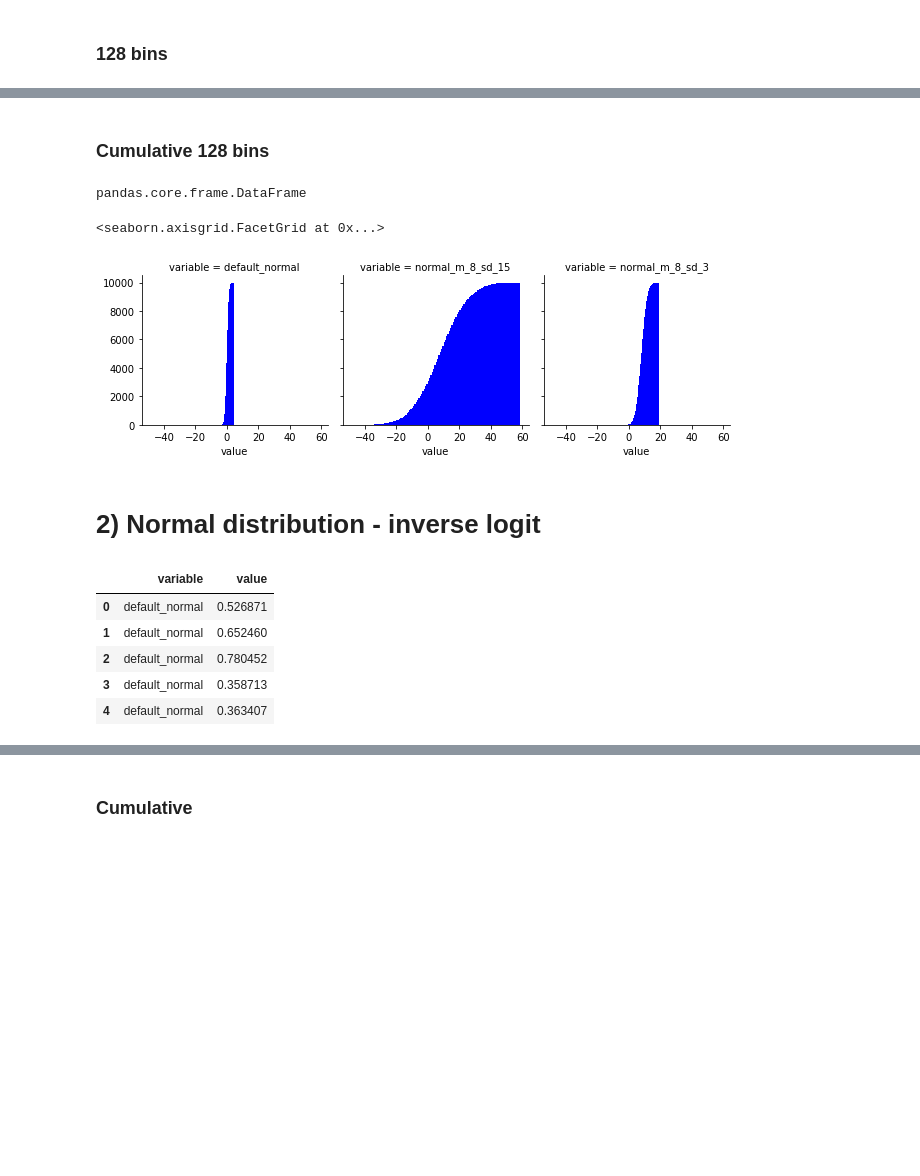
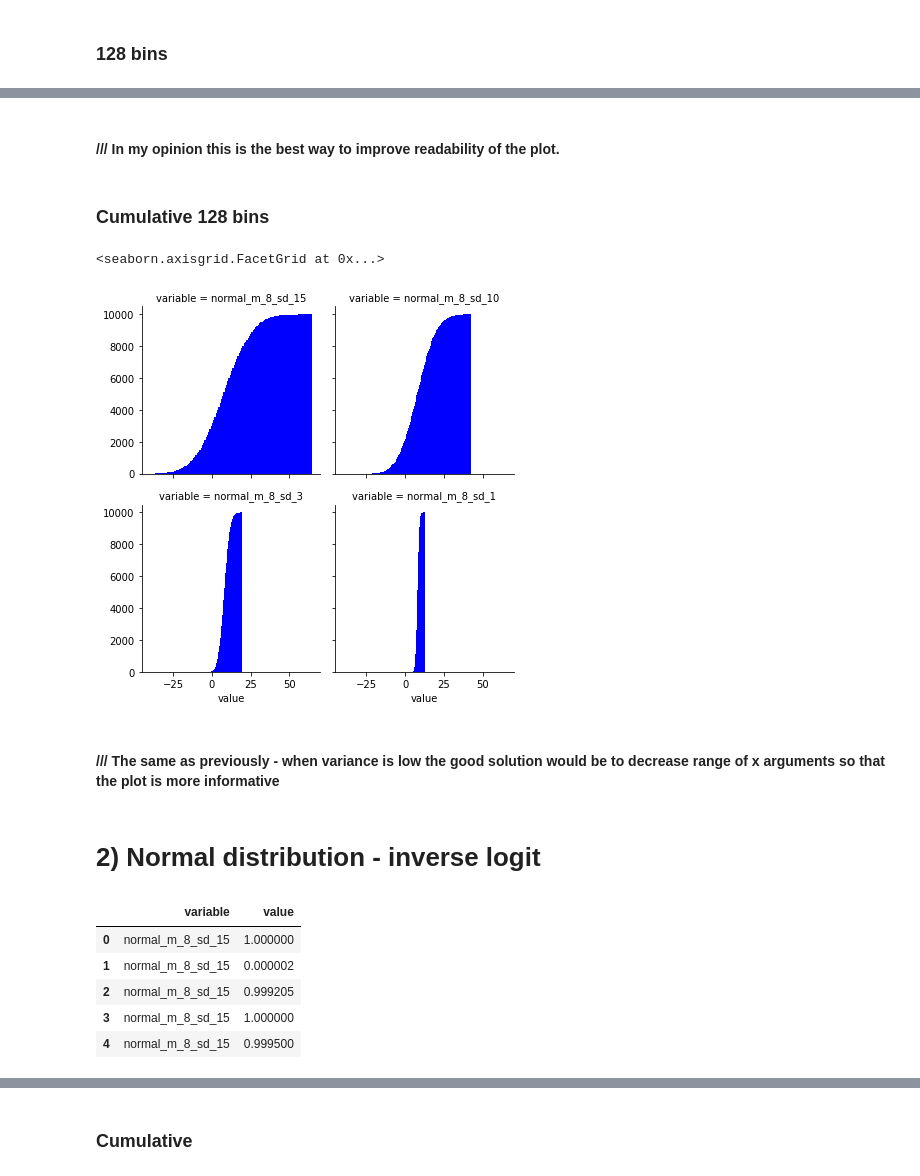
Before and after one commit to rafb10/DataAnalytics_2020, a Jupyter notebook: DataAnalytics_lab_2.ipynb, the cells around one changed output, grey strips where cells are left out. Saved outputs shown, nothing was run; the diff lists cells and outputs as text; code cells hidden in the pictures; blank space fills up the shorter version.

```diff
--- a/DataAnalytics_lab_2.ipynb
+++ b/DataAnalytics_lab_2.ipynb
@@ -9,9 +9,10 @@ import scipy.stats
 # 1) Normal distribution
 # %%
 df = pd.DataFrame(columns = None)
-df['default_normal'] = np.random.normal(size=10000)
 df['normal_m_8_sd_15'] = np.random.normal(loc=8, scale=15, size=10000)
+df['normal_m_8_sd_10'] = np.random.normal(loc=8, scale=10, size=10000)
 df['normal_m_8_sd_3'] = np.random.normal(loc=8, scale=3, size=10000)
+df['normal_m_8_sd_1'] = np.random.normal(loc=8, scale=1, size=10000)
 # %%
 df_melted = df.melt()
 # %% [markdown]
@@ -36,15 +45,15 @@ fGrid_128.map(plt.hist,"value", cumulative=False, bins=128, color='g')
+# %% [markdown]
+#### /// In my opinion this is the best way to improve readability of the plot.
 # %% [markdown]
 ### Cumulative 128 bins
-# %%
-type(df_melted)
-# %% [output]
-pandas.core.frame.DataFrame
 # %%
-fGrid_128=sns.FacetGrid(df_melted, col="variable", sharex=True, col_wrap=3)
+fGrid_128=sns.FacetGrid(df_melted, col="variable", sharex=True, col_wrap=2)
 fGrid_128.map(plt.hist,"value", cumulative=True, bins=128, color='b')
 # %% [output]
 <seaborn.axisgrid.FacetGrid at 0x...>
-[figure, old version]
+[figure, new version]
+# %% [markdown]
+#### /// The same as previously - when variance is low the good solution would be to decrease range of x arguments so that the plot is more informative
 # %% [markdown]
 # 2) Normal distribution - inverse logit
 # %%
@@ -54,9 +63,9 @@ expit_melted['value'] = expit(df_melted['value'])
 expit_melted.head()
 # %% [output]
 |  | variable | value |
-| 0 | default_normal | 0.526871 |
-| 1 | default_normal | 0.652460 |
-| 2 | default_normal | 0.780452 |
-| 3 | default_normal | 0.358713 |
-| 4 | default_normal | 0.363407 |
+| 0 | normal_m_8_sd_15 | 1.000000 |
+| 1 | normal_m_8_sd_15 | 0.000002 |
+| 2 | normal_m_8_sd_15 | 0.999205 |
+| 3 | normal_m_8_sd_15 | 1.000000 |
+| 4 | normal_m_8_sd_15 | 0.999500 |
 # %%
```
Also changed, not shown: parts of 22 cells of this notebook, 2 other files.
